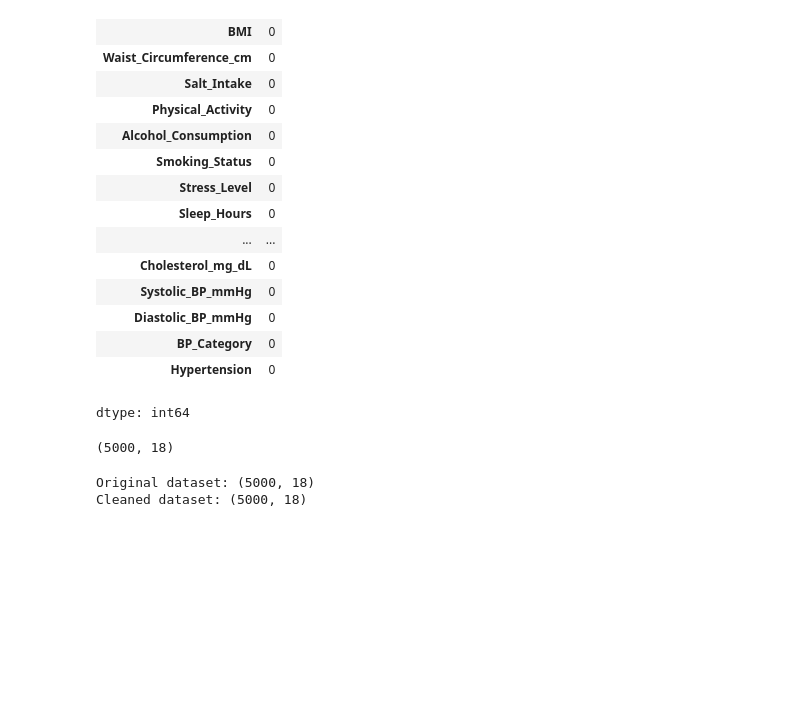
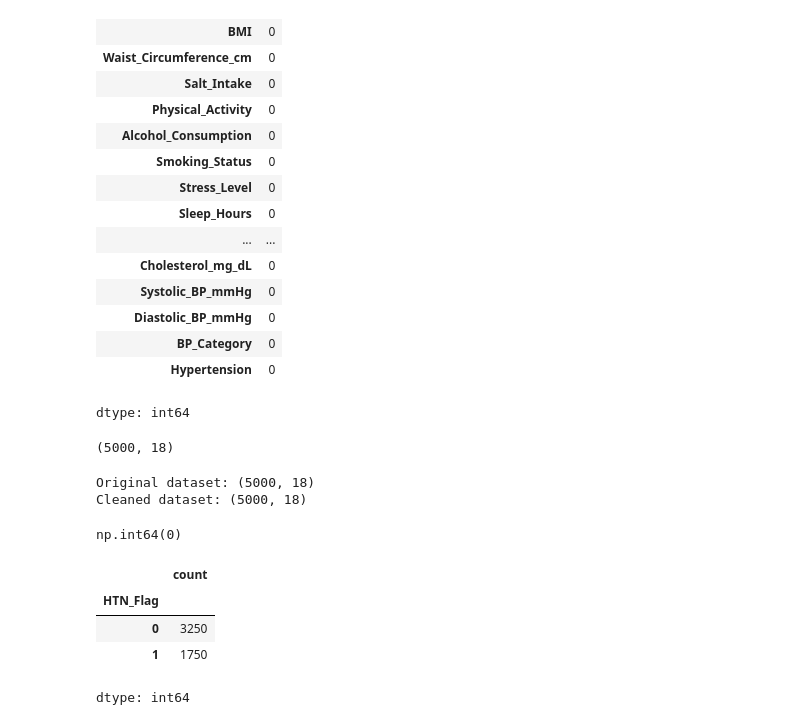
Before and after one commit to KarunaBaruwal/CMP7005-Hypertension-Analytics, a Jupyter notebook: CMP7005_Hypertension_Analysis.ipynb, the cells around one changed output. Drawn from its saved outputs; the diff is of its cells as text; code cells hidden in the pictures; blank space fills up the shorter version.

```diff
--- a/CMP7005_Hypertension_Analysis.ipynb
+++ b/CMP7005_Hypertension_Analysis.ipynb
@@ -592,3 +592,7 @@ print("Cleaned dataset:", df_clean.shape)
 # %% [output]
 Original dataset: (5000, 18)
 Cleaned dataset: (5000, 18)
+# %%
+df_clean.duplicated().sum()
+# %% [output]
+np.int64(0)
@@ -594,0 +604,9 @@ Cleaned dataset: (5000, 18)
+# %%
+df_clean.duplicated().sum()
+df_clean['HTN_Flag'].value_counts(dropna=False)
+# %% [output]
+|  | count |
+| HTN_Flag |  |
+| 0 | 3250 |
+| 1 | 1750 |
+dtype: int64
```
Also changed, not shown: parts of 9 cells of this notebook.
